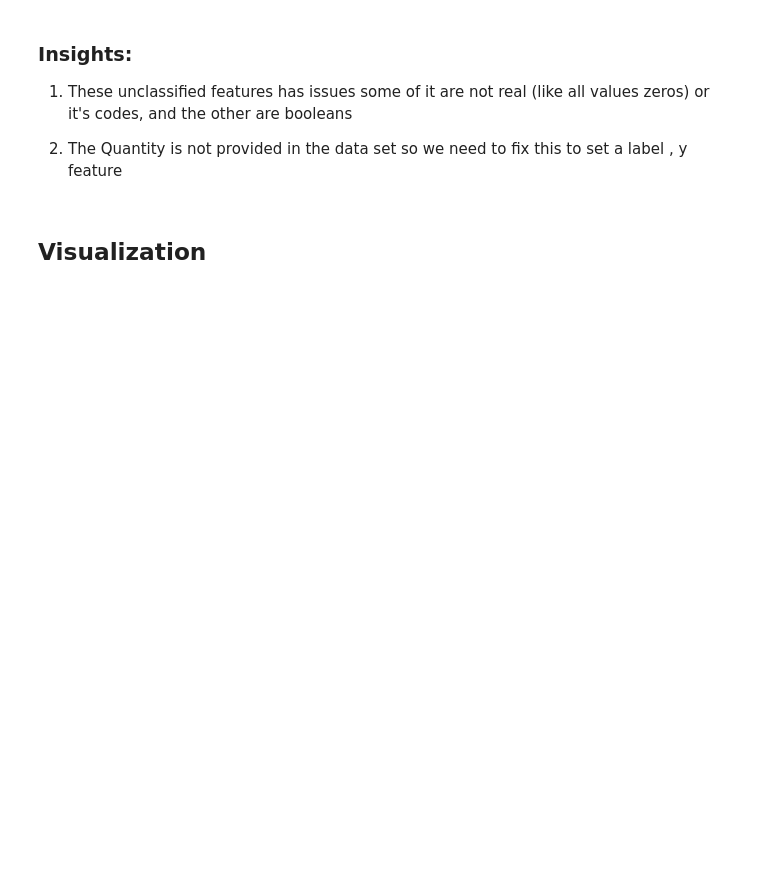
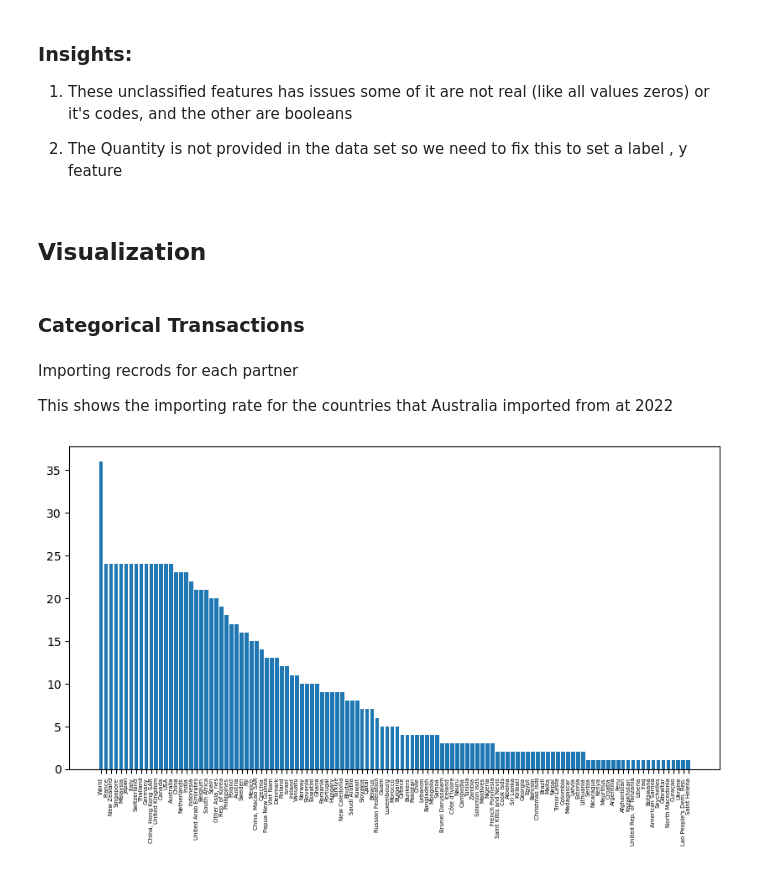
Before and after one commit to OrionLedger/Mushtari, a Jupyter notebook: notebooks/exploratory/comtrade_eda.ipynb, the cells around one changed output. Saved outputs shown, nothing was run; the diff lists cells and outputs as text; code cells hidden in the pictures; blank space fills up the shorter version.

```diff
--- a/notebooks/exploratory/comtrade_eda.ipynb
+++ b/notebooks/exploratory/comtrade_eda.ipynb
@@ -13,11 +13,31 @@ from category_encoders import TargetEncoder
 # %% [markdown]
 Fetching the data
 # %%
-df = comtradeapicall.previewFinalData(
+# df = comtradeapicall.previewFinalData(
+#     typeCode='C',
+#     freqCode='M',
+#     clCode='HS',
+#     period='202201',
+#     reporterCode='36',
+#     cmdCode='91',
+#     flowCode=None,
+#     partnerCode=None,
+#     partner2Code=None,
+#     customsCode=None,
+#     motCode=None,
+#     maxRecords=500,
+#     format_output='JSON',
+#     aggregateBy=None,
+#     breakdownMode='classic',
+#     countOnly=None,
+#     includeDesc=True
+# )
+
+df = comtradeapicall.getFinalData(
     typeCode='C',
+    period='202201,202202,202203,202204,202205,202206,202207,202208,202209,202210,202211,202212',
     freqCode='M',
     clCode='HS',
-    period='202201',
     reporterCode='36',
     cmdCode='91',
     flowCode=None,
@@ -25,12 +45,13 @@ df = comtradeapicall.previewFinalData(
     partner2Code=None,
     customsCode=None,
     motCode=None,
-    maxRecords=500,
+    maxRecords=20000,
     format_output='JSON',
     aggregateBy=None,
     breakdownMode='classic',
     countOnly=None,
-    includeDesc=True
+    includeDesc=True,
+    subscription_key= "ccc68c7328e44483bbaf07d6c6f1acd6",
 )
 # %% [markdown]
 ## Previewing the data and it's description
@@ -182,3 +210,21 @@ Unclassified Feature: reporterCode
 2. The Quantity is not provided in the data set so we need to fix this to set a label , y feature
 # %% [markdown]
 ## Visualization
+# %% [markdown]
+### Categorical Transactions
+# %% [markdown]
+Importing recrods for each partner
+
+This shows the importing rate for the countries that Australia imported from at 2022
+# %%
+partners_records = df['partnerDesc']
+partners = partners_records.unique()
+
+partners_count = partners_records.value_counts()
+
+plt.figure(figsize=(10, 5))
+plt.bar(partners_count.index, partners_count.values)
+plt.xticks(rotation = 90, fontsize =5)
+plt.show()
+# %% [output]
+[figure, added]
```
Also changed, not shown: parts of 8 cells of this notebook.
